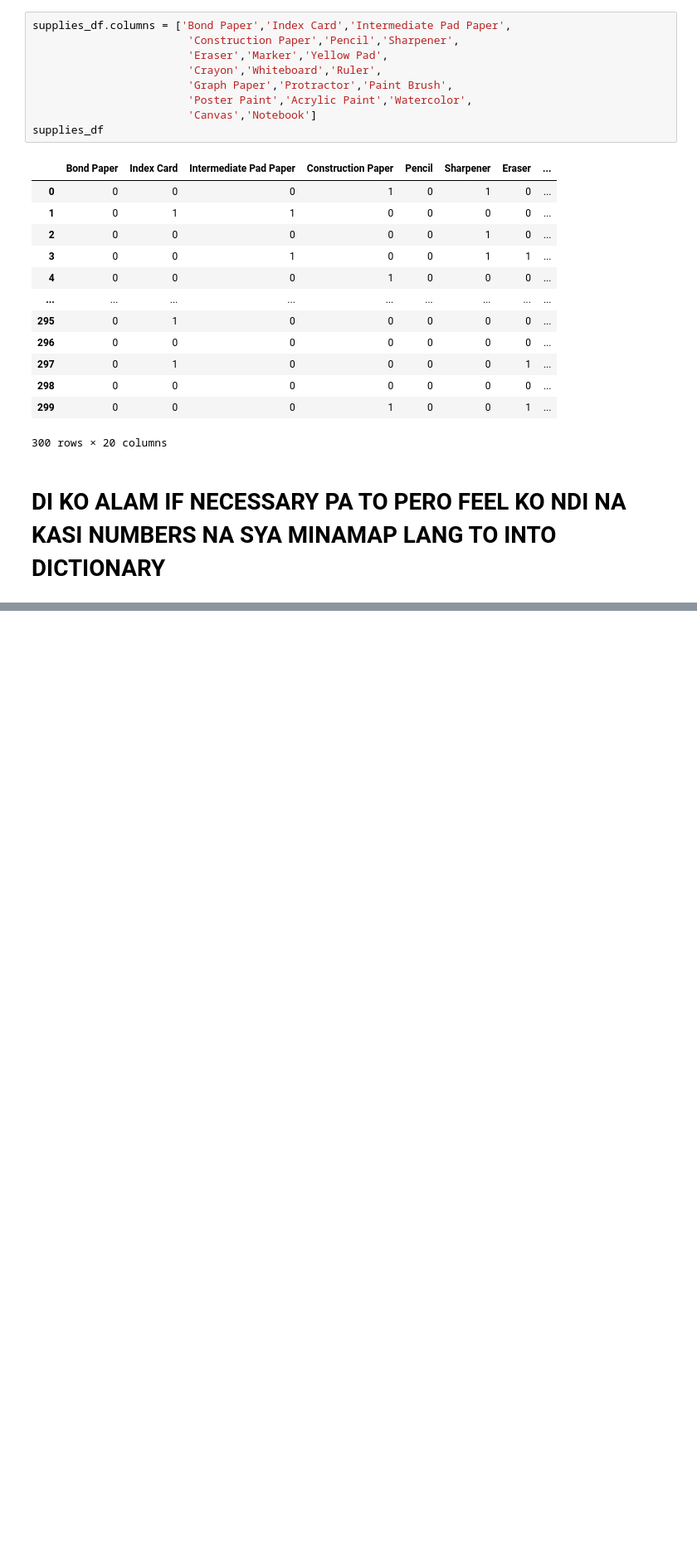
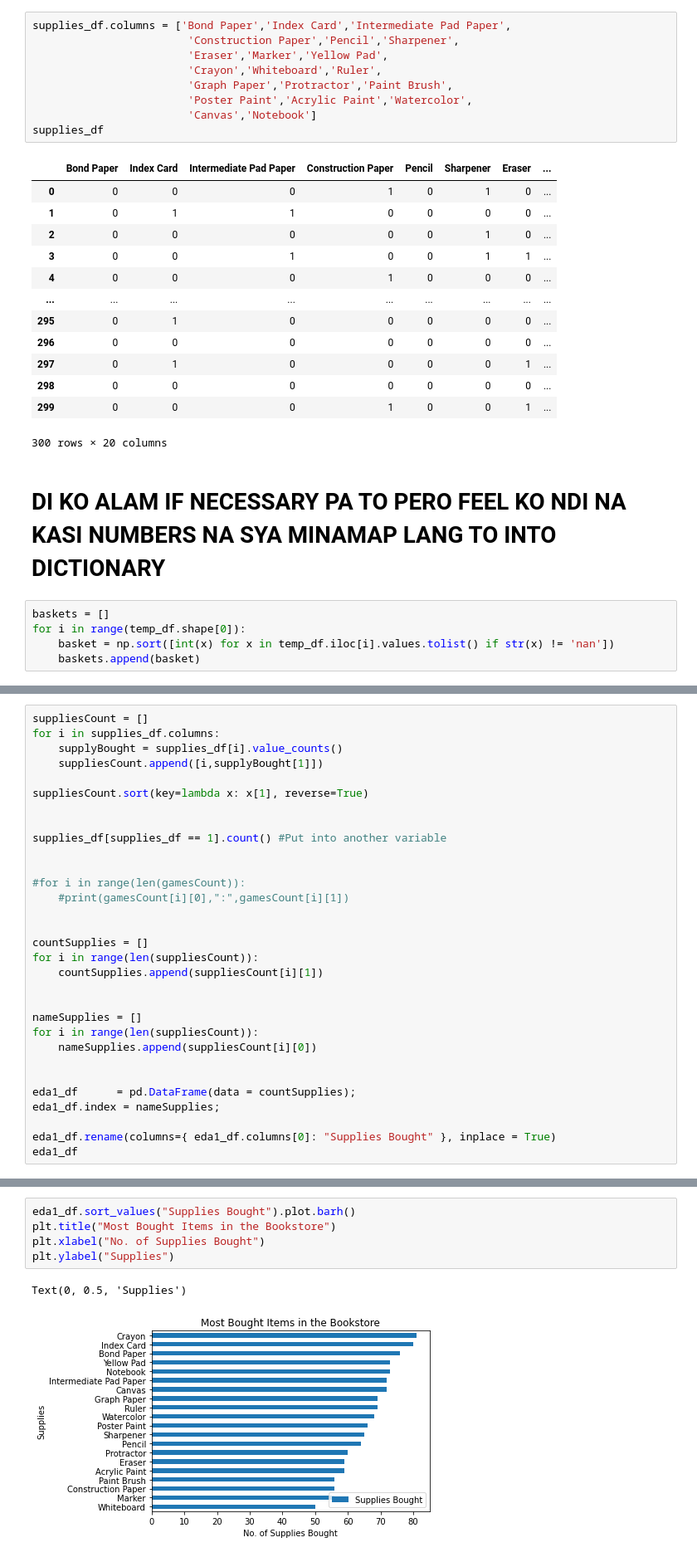
Before and after one commit to louisaboy/CSMODELProject2, a Jupyter notebook: CSMODEL-Project2-S12-Group#12.ipynb, the cells around one changed output, grey strips where cells are left out. Shown: that part at 83% size. Saved outputs shown, nothing was run; the diff lists cells and outputs as text; blank space fills up the shorter version.

```diff
--- a/CSMODEL-Project2-S12-Group#12.ipynb
+++ b/CSMODEL-Project2-S12-Group#12.ipynb
@@ -129,3 +129,8 @@ supplies_df
 300 rows × 20 columns
 # %% [markdown]
 # DI KO ALAM IF NECESSARY PA TO PERO FEEL KO NDI NA KASI NUMBERS NA SYA MINAMAP LANG TO INTO DICTIONARY
+# %%
+baskets = []
+for i in range(temp_df.shape[0]):
+    basket = np.sort([int(x) for x in temp_df.iloc[i].values.tolist() if str(x) != 'nan'])
+    baskets.append(basket)
@@ -154,0 +196,31 @@ for i, basket in enumerate(baskets):
+# %%
+suppliesCount = []
+for i in supplies_df.columns:
+    supplyBought = supplies_df[i].value_counts()
+    suppliesCount.append([i,supplyBought[1]])
+
+suppliesCount.sort(key=lambda x: x[1], reverse=True)
+
+
+supplies_df[supplies_df == 1].count() #Put into another variable
+
+
+#for i in range(len(gamesCount)):
+    #print(gamesCount[i][0],":",gamesCount[i][1])
+
+
+countSupplies = []
+for i in range(len(suppliesCount)):
+    countSupplies.append(suppliesCount[i][1])
+
+
+nameSupplies = []
+for i in range(len(suppliesCount)):
+    nameSupplies.append(suppliesCount[i][0])
+
+
+eda1_df      = pd.DataFrame(data = countSupplies);
+eda1_df.index = nameSupplies;
+
+eda1_df.rename(columns={ eda1_df.columns[0]: "Supplies Bought" }, inplace = True)
+eda1_df
@@ -154,0 +257,8 @@ for i, basket in enumerate(baskets):
+# %%
+eda1_df.sort_values("Supplies Bought").plot.barh()
+plt.title("Most Bought Items in the Bookstore")
+plt.xlabel("No. of Supplies Bought")
+plt.ylabel("Supplies")
+# %% [output]
+Text(0, 0.5, 'Supplies')
+[figure, added]
```
Also changed, not shown: parts of 10 cells of this notebook, 1 other file.
